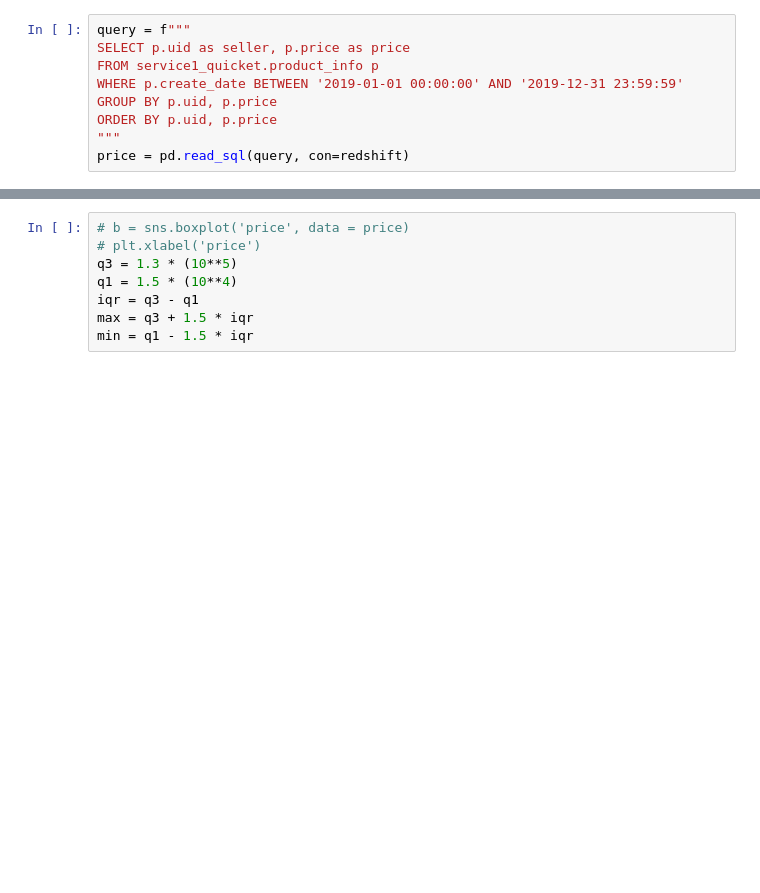
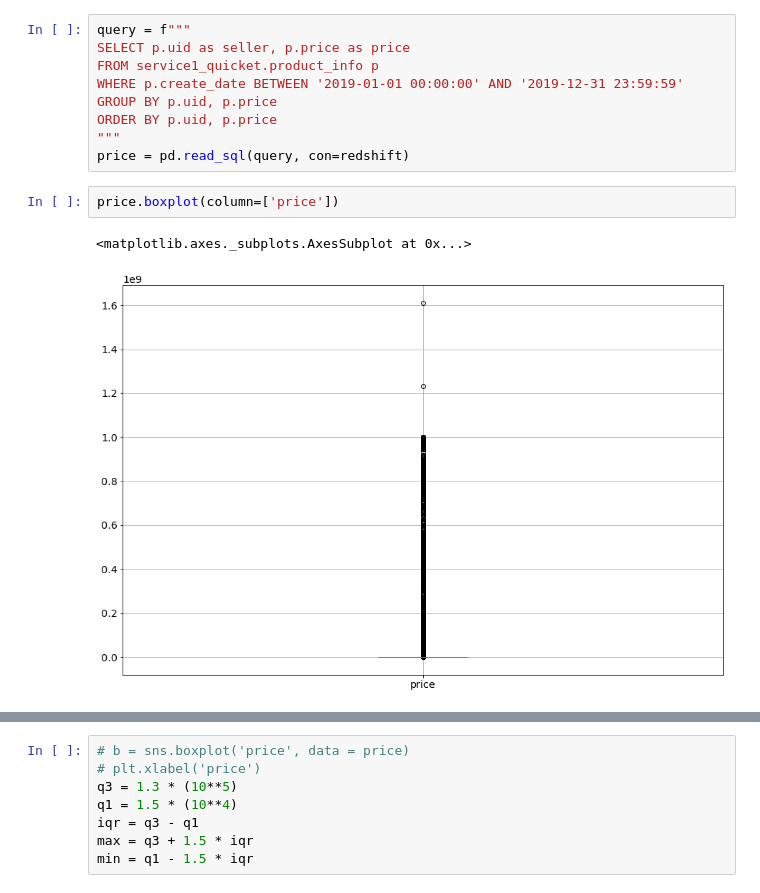
Before and after one commit to qkrtjdud1017/analytics, a Jupyter notebook: 판매자(일반상점+전문상점)특성.ipynb, the cells around one changed output, grey strips where cells are left out. Cells and saved outputs as stored; diff of their text form; blank space fills up the shorter version.

```diff
--- a/판매자(일반상점+전문상점)특성.ipynb
+++ b/판매자(일반상점+전문상점)특성.ipynb
@@ -694,6 +737,11 @@ GROUP BY p.uid, p.price
 ORDER BY p.uid, p.price
 """
 price = pd.read_sql(query, con=redshift)
+# %%
+price.boxplot(column=['price'])
+# %% [output]
+<matplotlib.axes._subplots.AxesSubplot at 0x...>
+[figure, added]
 # %%
 price['price'].describe()
 # %% [output]
```
Also changed, not shown: parts of 26 cells of this notebook, 1 other file.
